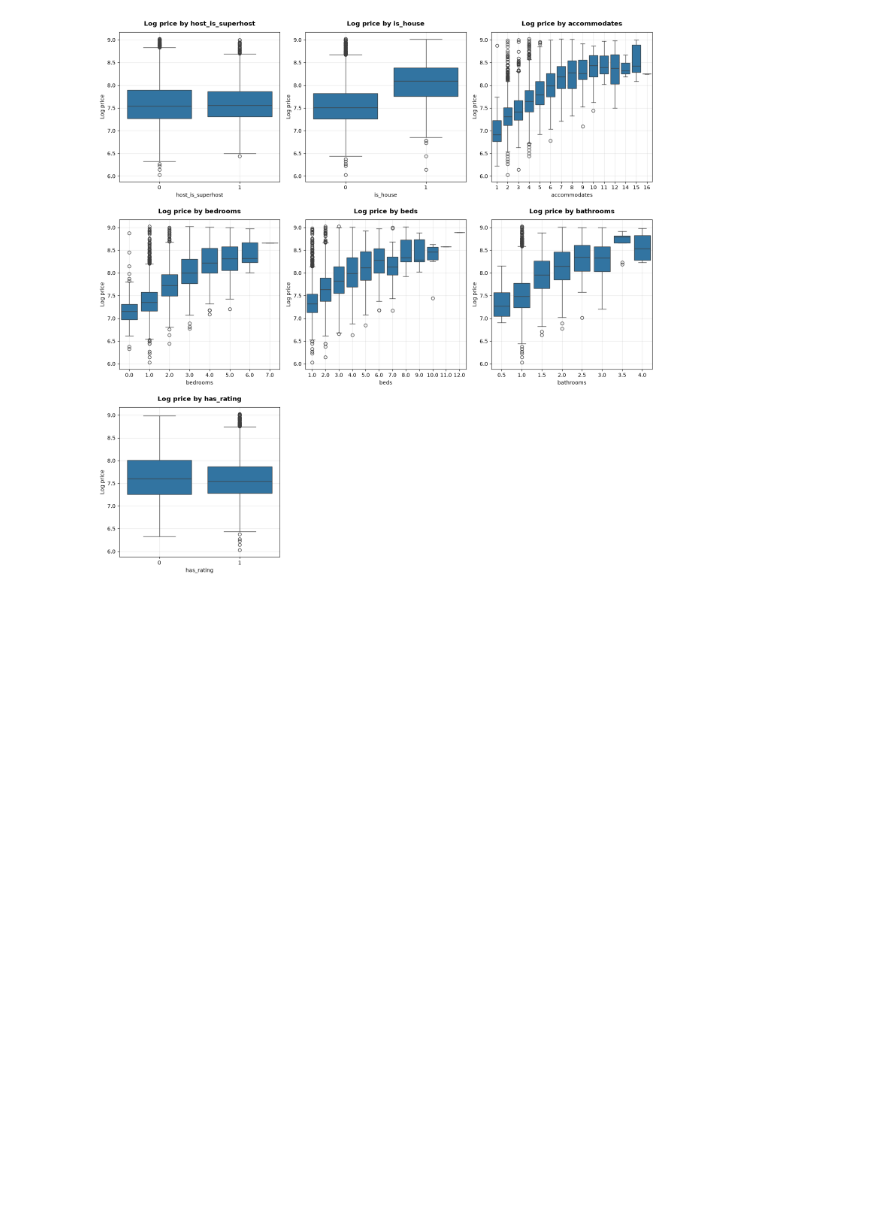
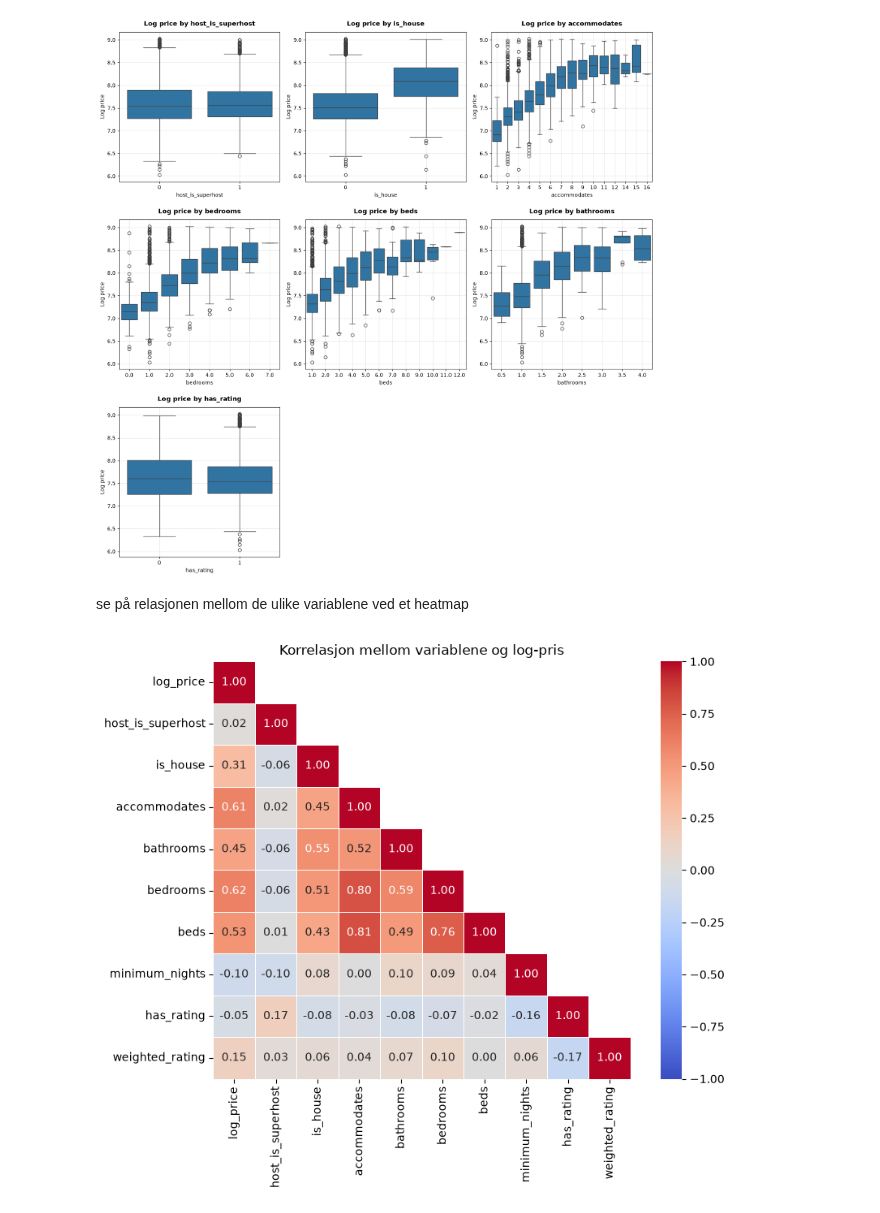
Before and after one commit to malenalisken/Airbnb_project, a Jupyter notebook: analyse/relations.ipynb, the cells around one changed output. Drawn from its saved outputs; the diff is of its cells as text; code cells hidden in the pictures; blank space fills up the shorter version.

```diff
--- a/analyse/relations.ipynb
+++ b/analyse/relations.ipynb
@@ -141,3 +141,33 @@ for ax in axes[len(numeric_columns):]:
 plt.tight_layout(h_pad=2.0)
 # %% [output]
 [figure]
+# %% [markdown]
+se på relasjonen mellom de ulike variablene ved et heatmap
+# %%
+heatmap_columns = [
+    'log_price',
+    'host_is_superhost', 'is_house', 'accommodates', 'bathrooms',
+    'bedrooms', 'beds', 'minimum_nights', 'has_rating', 'weighted_rating'
+]
+
+correlation_matrix = df_analyze[heatmap_columns].corr()
+
+# Skjul øvre trekant (speilbilde av nedre)
+mask = np.triu(np.ones_like(correlation_matrix, dtype=bool), k=1)
+
+plt.figure(figsize=(9, 7))
+sns.heatmap(
+    correlation_matrix,
+    mask=mask,
+    annot=True,
+    fmt=".2f",
+    cmap="coolwarm",
+    vmin=-1, vmax=1, center=0,
+    linewidths=0.5,
+    square=True,
+)
+plt.title("Korrelasjon mellom variablene og log-pris")
+plt.tight_layout()
+plt.show()
+# %% [output]
+[figure, added]
```
Also changed, not shown: parts of 5 cells of this notebook.
